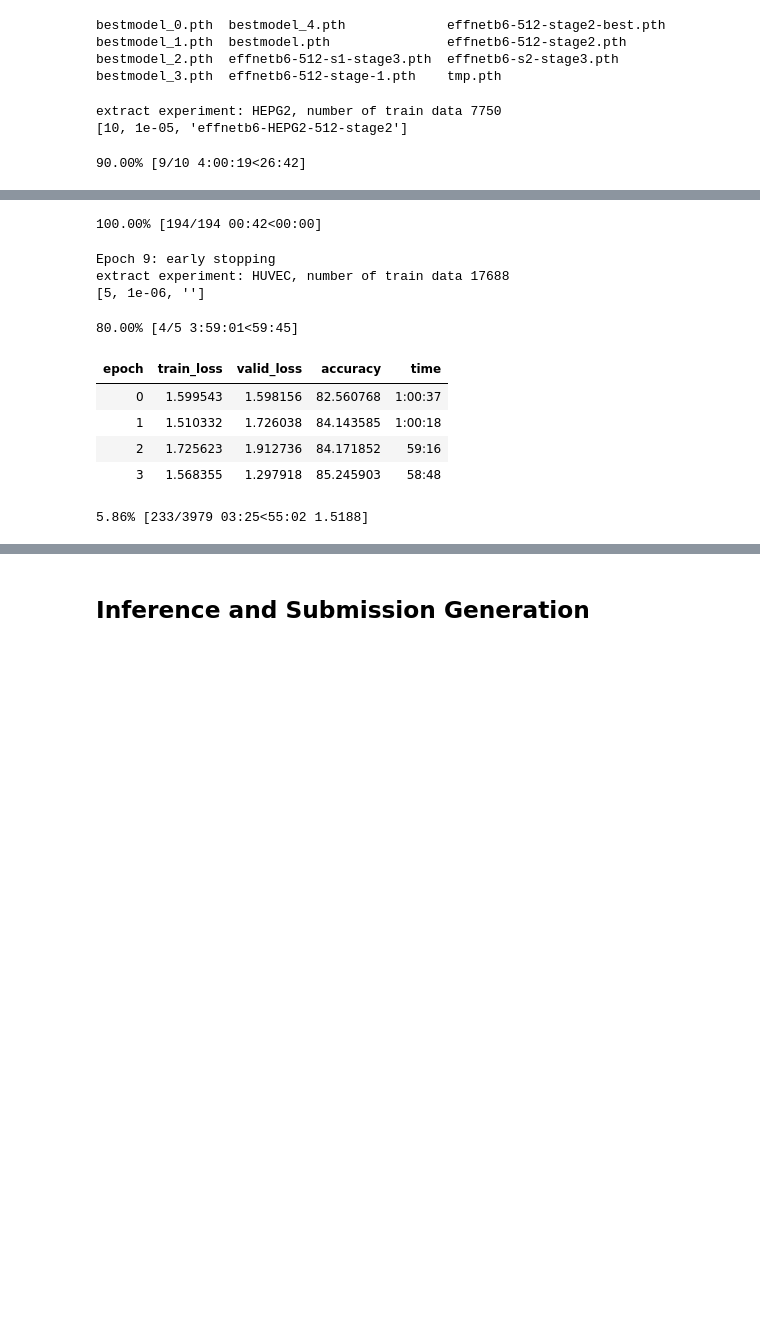
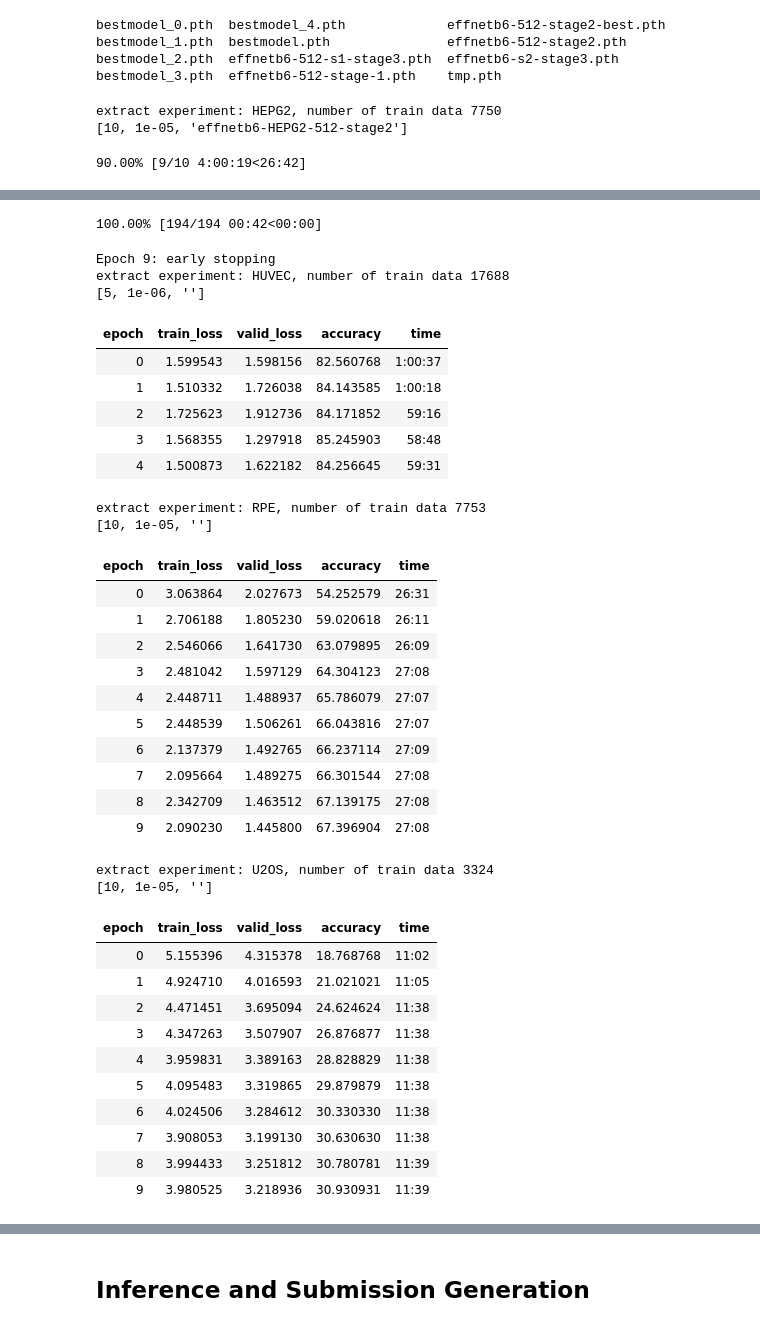
Before and after one commit to chengjiun/kaggle-2019Q3-cellular, a Jupyter notebook: Notebooks/rcic-fastai-effnetb5-512-gce-4exp.ipynb, the cells around one changed output, grey strips where cells are left out. Saved outputs shown, nothing was run; the diff lists cells and outputs as text; code cells hidden in the pictures; blank space fills up the shorter version.

```diff
--- a/Notebooks/rcic-fastai-effnetb5-512-gce-4exp.ipynb
+++ b/Notebooks/rcic-fastai-effnetb5-512-gce-4exp.ipynb
@@ -356,38 +356,63 @@ for exp in exp_list:
         learn.path = Path('./effb6-gce')
         learn.load('effnetb6-512-stage2')
         learn.path = Path('./effb6-4exps-gce')
     else:
         learn.path = Path('./effb6-4exps-gce')
         learn.load(params[exp][2])
 
     learn.unfreeze()
     learn.fit_one_cycle(params[exp][0],params[exp][1],
-                        callbacks=[EarlyStoppingCallback(learn, monitor='accuracy', min_delta=0.01, patience=2)])
+                        callbacks=[EarlyStoppingCallback(learn, monitor='accuracy', min_delta=0.5, patience=2)])
 
     learn.save(f'effnetb6-{exp}-512-stage2')
     learn.export()
 # %% [output]
 extract experiment: HEPG2, number of train data 7750
 [10, 1e-05, 'effnetb6-HEPG2-512-stage2']
 90.00% [9/10 4:00:19<26:42]
 | epoch | train_loss | valid_loss | accuracy | time |
 | 0 | 2.665823 | 1.679833 | 61.612904 | 26:32 |
 | 1 | 2.751050 | 1.677793 | 61.612904 | 26:11 |
 | 2 | 2.623259 | 1.663800 | 61.935482 | 25:33 |
 | 3 | 2.628780 | 1.626541 | 62.387096 | 27:00 |
 | 4 | 2.505732 | 1.637583 | 62.451614 | 27:01 |
 | 5 | 2.646666 | 1.618964 | 62.258064 | 27:00 |
 | 6 | 2.609795 | 1.590024 | 63.935482 | 27:00 |
 | 7 | 2.573082 | 1.587401 | 63.741936 | 26:58 |
 | 8 | 2.511311 | 1.588107 | 63.483871 | 27:00 |
 100.00% [194/194 00:42<00:00]
 Epoch 9: early stopping
 extract experiment: HUVEC, number of train data 17688
 [5, 1e-06, '']
+| epoch | train_loss | valid_loss | accuracy | time |
+| 0 | 1.599543 | 1.598156 | 82.560768 | 1:00:37 |
+| 1 | 1.510332 | 1.726038 | 84.143585 | 1:00:18 |
+| 2 | 1.725623 | 1.912736 | 84.171852 | 59:16 |
+| 3 | 1.568355 | 1.297918 | 85.245903 | 58:48 |
+| 4 | 1.500873 | 1.622182 | 84.256645 | 59:31 |
-80.00% [4/5 3:59:01<59:45]
+extract experiment: RPE, number of train data 7753
+[10, 1e-05, '']
-| epoch | train_loss | valid_loss | accuracy | time |
-| 0 | 1.599543 | 1.598156 | 82.560768 | 1:00:37 |
-| 1 | 1.510332 | 1.726038 | 84.143585 | 1:00:18 |
-| 2 | 1.725623 | 1.912736 | 84.171852 | 59:16 |
-| 3 | 1.568355 | 1.297918 | 85.245903 | 58:48 |
+| epoch | train_loss | valid_loss | accuracy | time |
+| 0 | 3.063864 | 2.027673 | 54.252579 | 26:31 |
+| 1 | 2.706188 | 1.805230 | 59.020618 | 26:11 |
+| 2 | 2.546066 | 1.641730 | 63.079895 | 26:09 |
+| 3 | 2.481042 | 1.597129 | 64.304123 | 27:08 |
+| 4 | 2.448711 | 1.488937 | 65.786079 | 27:07 |
+| 5 | 2.448539 | 1.506261 | 66.043816 | 27:07 |
+| 6 | 2.137379 | 1.492765 | 66.237114 | 27:09 |
+| 7 | 2.095664 | 1.489275 | 66.301544 | 27:08 |
+| 8 | 2.342709 | 1.463512 | 67.139175 | 27:08 |
+| 9 | 2.090230 | 1.445800 | 67.396904 | 27:08 |
-5.86% [233/3979 03:25<55:02 1.5188]
+extract experiment: U2OS, number of train data 3324
+[10, 1e-05, '']
+| epoch | train_loss | valid_loss | accuracy | time |
+| 0 | 5.155396 | 4.315378 | 18.768768 | 11:02 |
+| 1 | 4.924710 | 4.016593 | 21.021021 | 11:05 |
+| 2 | 4.471451 | 3.695094 | 24.624624 | 11:38 |
+| 3 | 4.347263 | 3.507907 | 26.876877 | 11:38 |
+| 4 | 3.959831 | 3.389163 | 28.828829 | 11:38 |
+| 5 | 4.095483 | 3.319865 | 29.879879 | 11:38 |
+| 6 | 4.024506 | 3.284612 | 30.330330 | 11:38 |
+| 7 | 3.908053 | 3.199130 | 30.630630 | 11:38 |
+| 8 | 3.994433 | 3.251812 | 30.780781 | 11:39 |
+| 9 | 3.980525 | 3.218936 | 30.930931 | 11:39 |
```
Also changed, not shown: parts of 22 cells of this notebook.
